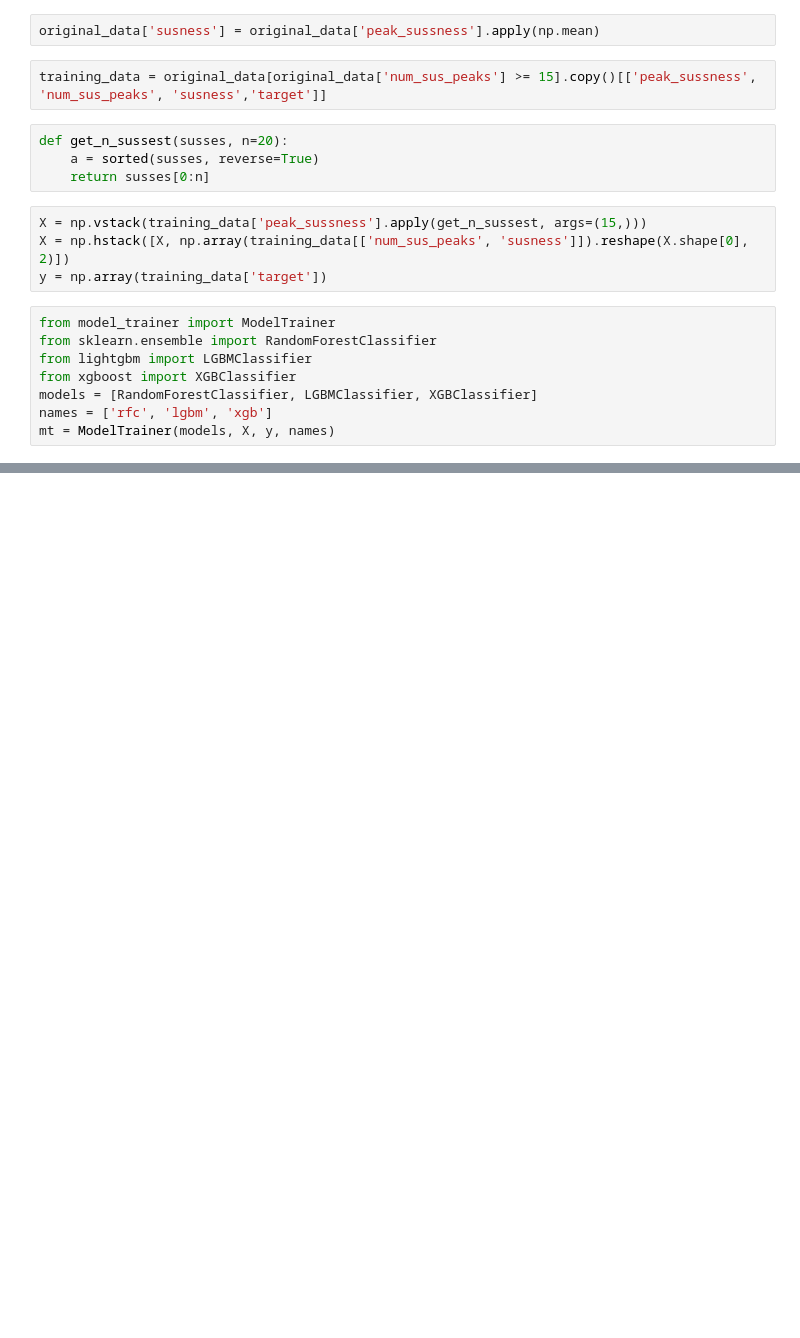
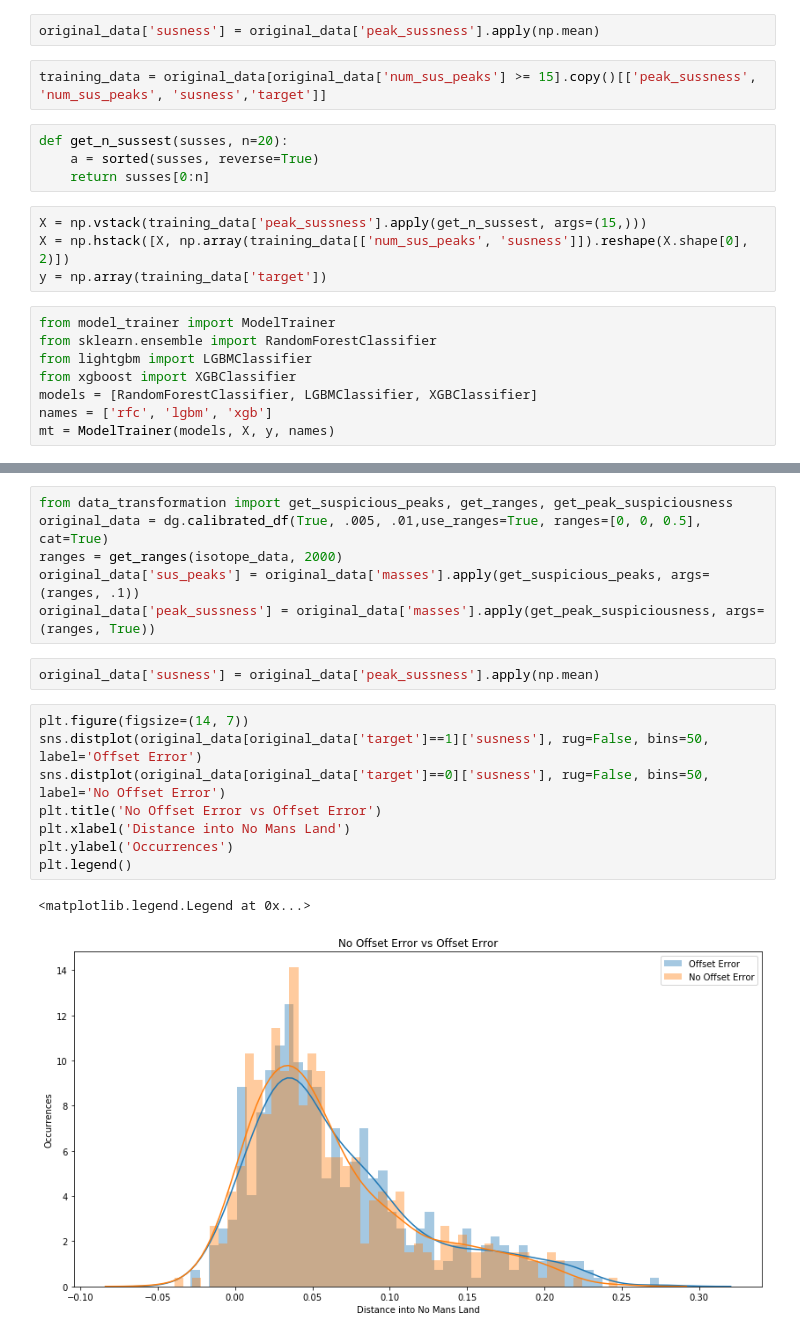
Before and after one commit to warrenregister/ToF_ML, a Jupyter notebook: notebooks/Improved No Mans Land Classification.ipynb, the cells around one changed output, grey strips where cells are left out. Saved outputs shown, nothing was run; the diff lists cells and outputs as text; blank space fills up the shorter version.

Commit message:
added new offset only nb

```diff
--- a/notebooks/Improved No Mans Land Classification.ipynb
+++ b/notebooks/Improved No Mans Land Classification.ipynb
@@ -87,0 +99,19 @@ Text(0, 0.5, 'Accuracy')
+# %%
+from data_transformation import get_suspicious_peaks, get_ranges, get_peak_suspiciousness
+original_data = dg.calibrated_df(True, .005, .01,use_ranges=True, ranges=[0, 0, 0.5], cat=True)
+ranges = get_ranges(isotope_data, 2000)
+original_data['sus_peaks'] = original_data['masses'].apply(get_suspicious_peaks, args=(ranges, .1))
+original_data['peak_sussness'] = original_data['masses'].apply(get_peak_suspiciousness, args=(ranges, True))
+# %%
+original_data['susness'] = original_data['peak_sussness'].apply(np.mean)
+# %%
+plt.figure(figsize=(14, 7))
+sns.distplot(original_data[original_data['target']==1]['susness'], rug=False, bins=50, label='Offset Error')
+sns.distplot(original_data[original_data['target']==0]['susness'], rug=False, bins=50, label='No Offset Error')
+plt.title('No Offset Error vs Offset Error')
+plt.xlabel('Distance into No Mans Land')
+plt.ylabel('Occurrences')
+plt.legend()
+# %% [output]
+<matplotlib.legend.Legend at 0x...>
+[figure, added]
```
Also changed, not shown: parts of 38 cells of this notebook, 4 other files.
